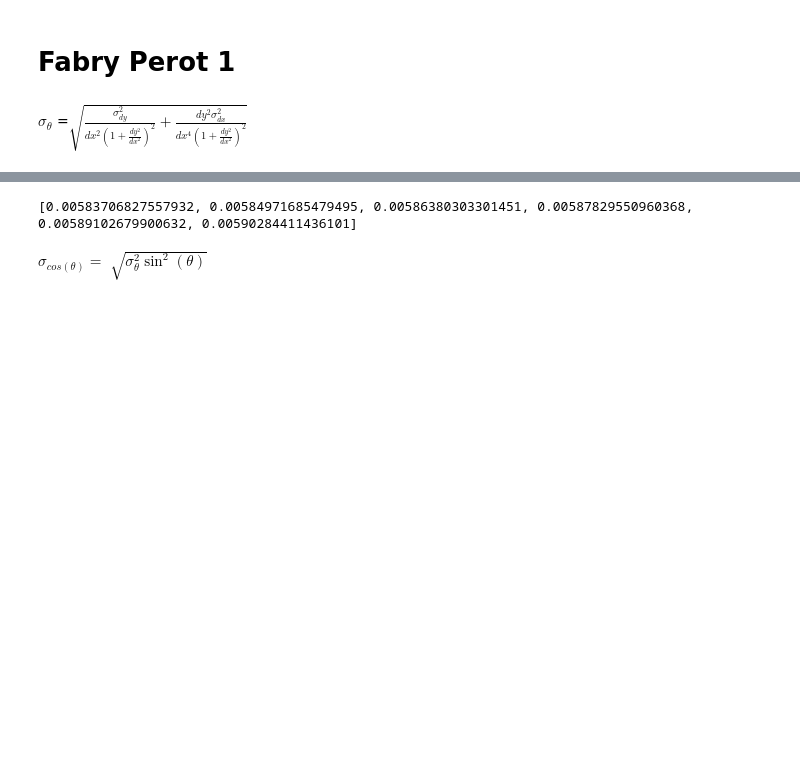
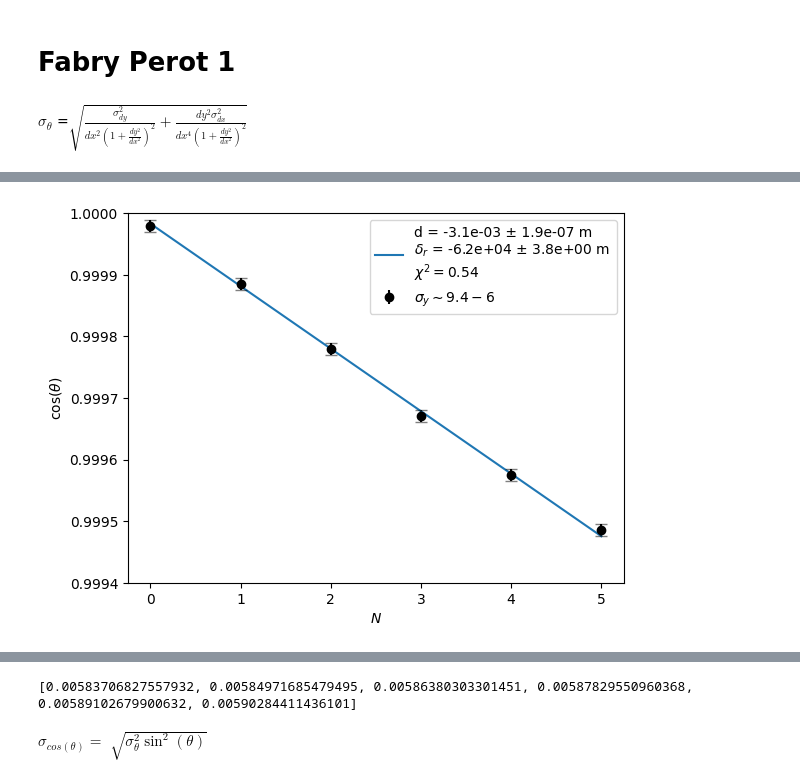
Before and after one commit to Yedi278/Lab2, a Jupyter notebook: Interferometro/Interferometro.ipynb, the cells around one changed output, grey strips where cells are left out. Cells and saved outputs as stored; diff of their text form; code cells hidden in the pictures; blank space fills up the shorter version.

```diff
--- a/Interferometro/Interferometro.ipynb
+++ b/Interferometro/Interferometro.ipynb
@@ -232,0 +307,5 @@ def errore_angoli(dx,dy, errx=1e-1, erry=1e-1):
+# %%
+c = LeastSquares(N_fp1, cs_angolo, 9.43696979860459e-6, f1)
+m = Minuit(c, a=-61.91e3, d=-3.1185e-3)
+m.migrad()
+m.hesse()
@@ -232,0 +325,13 @@ def errore_angoli(dx,dy, errx=1e-1, erry=1e-1):
+# %%
+label = [ f"d = {sn(m.values['d'],1)} ± {sn(m.errors['d'],1)} m \n$\delta_r$ = {sn(m.values['a'],1)} ± {sn(m.errors['a'],1)} m \n$\chi^2 = {round(m.fval/m.ndof,2)}$", "$\sigma_y \sim 9.4-6$"]
+
+m.visualize()
+plt.ylim(0.9994,1.0)
+plt.errorbar(N_fp1, cs_angolo, 9.43696979860459e-6, linestyle='None',fmt='.k',capsize=4, alpha=0.5)
+plt.xlabel('$ N$')
+plt.ylabel(r'cos($\theta$)')
+plt.legend(label)
+plt.ticklabel_format(axis='both', style='sci', scilimits=(0,0))
+plt.savefig('fp1_data.pdf',bbox_inches='tight')
+# %% [output]
+[figure, added]
```
Also changed, not shown: parts of 18 cells of this notebook, 3 other files.
